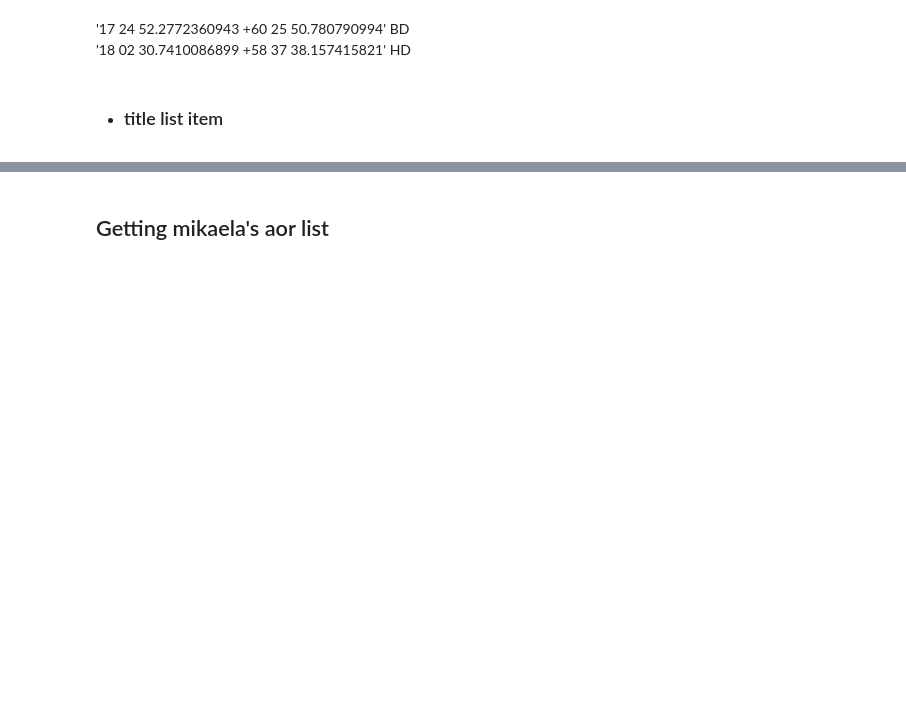
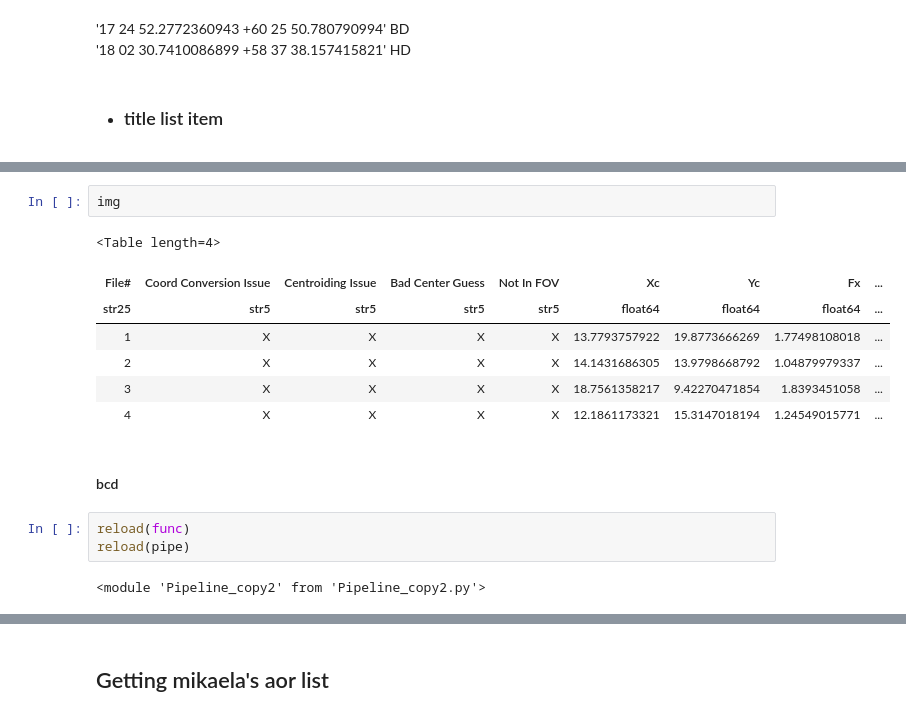
Before and after one commit to eas342/IRAC_photometry, a Jupyter notebook: Experiments/Code Testing.ipynb, the cells around one changed output, grey strips where cells are left out. Drawn from its saved outputs; the diff is of its cells as text; blank space fills up the shorter version.

```diff
--- a/Experiments/Code Testing.ipynb
+++ b/Experiments/Code Testing.ipynb
@@ -29,0 +82,17 @@ plt.rcParams['figure.figsize'] = (10,8)
+# %%
+img
+# %% [output]
+<Table length=4>
+| File# | Coord Conversion Issue | Centroiding Issue | Bad Center Guess | Not In FOV | Xc | Yc | Fx | ... |
+| str25 | str5 | str5 | str5 | str5 | float64 | float64 | float64 | ... |
+| 1 | X | X | X | X | 13.7793757922 | 19.8773666269 | 1.77498108018 | ... |
+| 2 | X | X | X | X | 14.1431686305 | 13.9798668792 | 1.04879979337 | ... |
+| 3 | X | X | X | X | 18.7561358217 | 9.42270471854 | 1.8393451058 | ... |
+| 4 | X | X | X | X | 12.1861173321 | 15.3147018194 | 1.24549015771 | ... |
+# %% [markdown]
+#### bcd
+# %%
+reload(func)
+reload(pipe)
+# %% [output]
+<module 'Pipeline_copy2' from 'Pipeline_copy2.py'>
```
Also changed, not shown: parts of 8 cells of this notebook, 10 other files.
